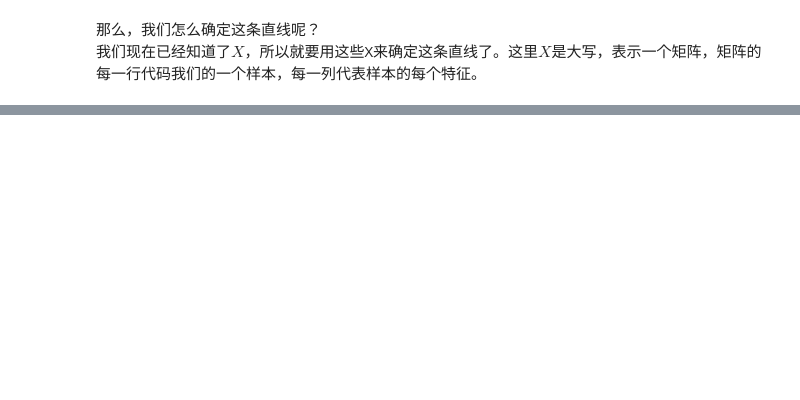
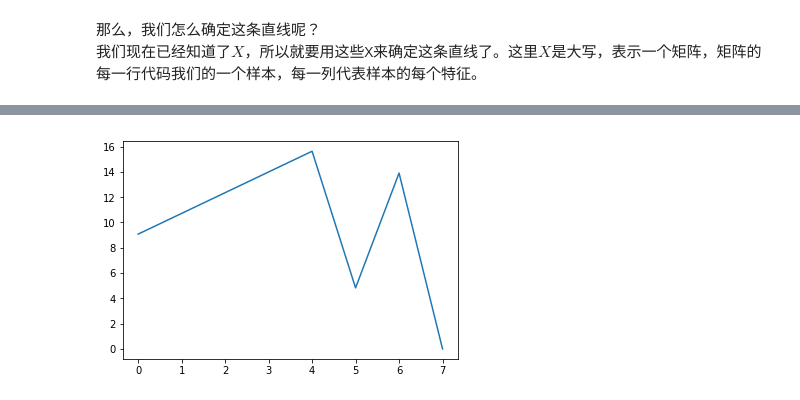
Before and after one commit to ANGDL/statistical-learning-method, a Jupyter notebook: 1. 感知机/perceptron.ipynb, the cells around one changed output, grey strips where cells are left out. Cells and saved outputs as stored; diff of their text form; code cells hidden in the pictures; blank space fills up the shorter version.

```diff
--- a/1. 感知机/perceptron.ipynb
+++ b/1. 感知机/perceptron.ipynb
@@ -77,0 +239,6 @@ $$
+# %%
+%matplotlib inline
+plt.plot(loss_list)
+plt.show()
+# %% [output]
+[figure, added]
```
Also changed, not shown: parts of 32 cells of this notebook, 1 other file.
